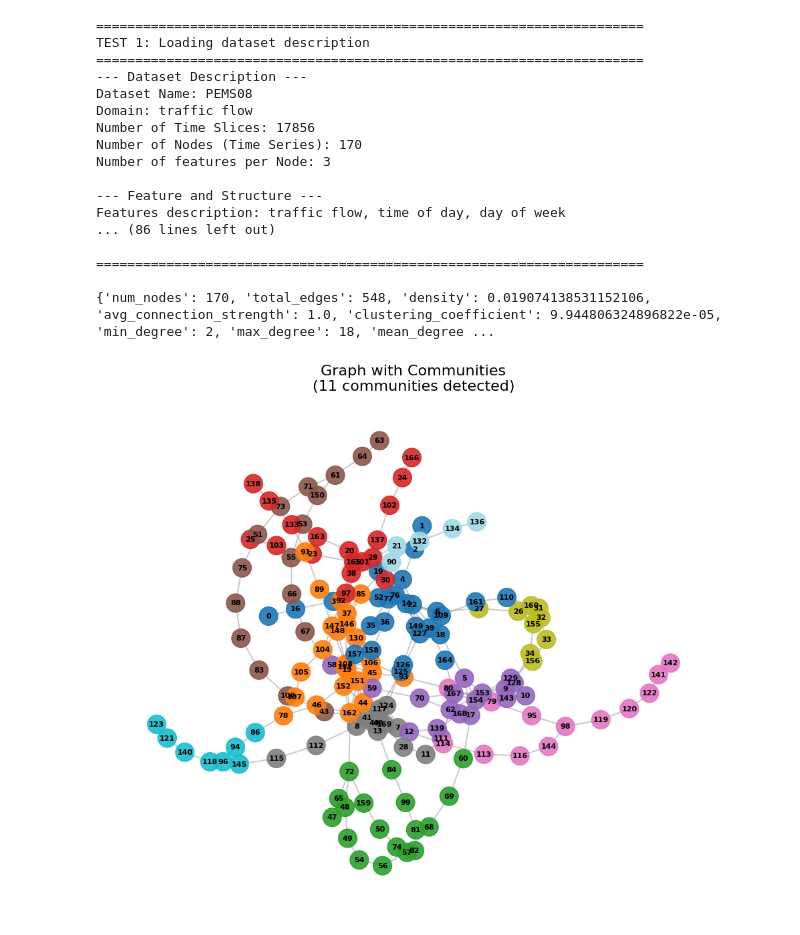
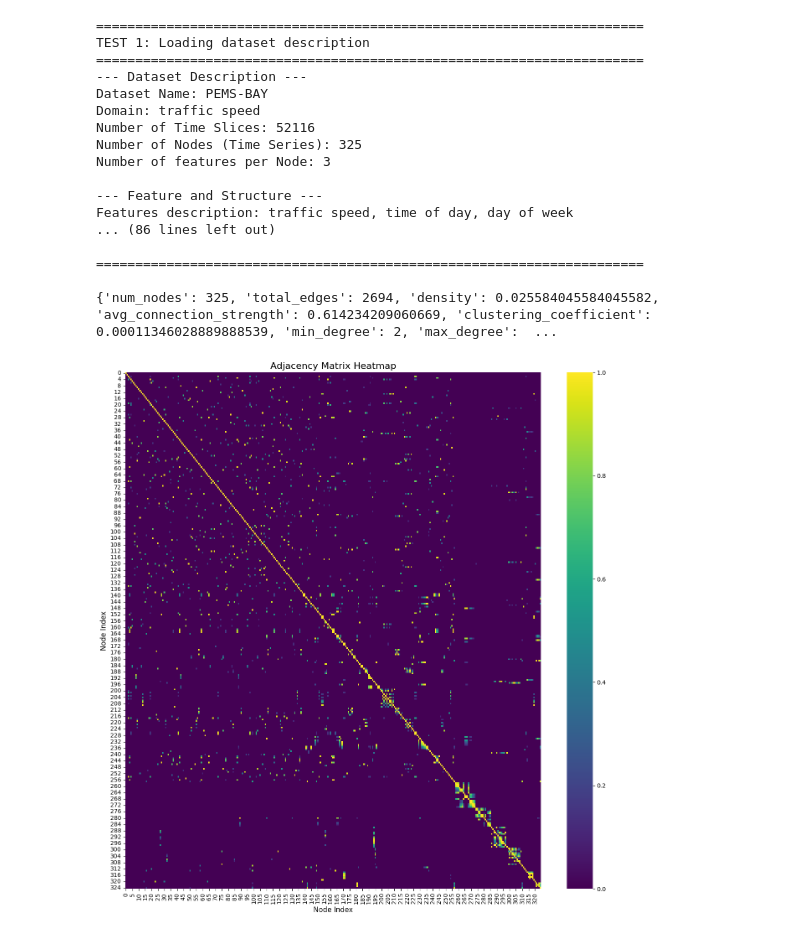
Before and after one commit to PabloMMRuiz/minerva, a Jupyter notebook: notebooks/testing-src.ipynb, the cells around one changed output. Saved outputs shown, nothing was run; the diff lists cells and outputs as text; code cells hidden in the pictures.

```diff
--- a/notebooks/testing-src.ipynb
+++ b/notebooks/testing-src.ipynb
@@ -1,7 +1,6 @@
 # %%
 import sys
 import os
-
 # Add the parent directory (project root) to the path
 # This allows us to import from src/
 sys.path.insert(0, os.path.abspath('..'))
@@ -12,15 +11,15 @@ from src.data.loaders import (
     load_adj,
     load_dataset
 )
+from src.utils.visualization import plot_adjacency_matrix_heatmap
 
 from src.utils import calculate_graph_metrics
-import numpy as np
 
 # Quick test notebook for data loading module
 # ============================================================================
 # Test 1: Load and print dataset description
 # ============================================================================
-dataset = '../data/PEMS08/'
+dataset = '../data/PEMS-BAY/'
 
 print("="*70)
 print("TEST 1: Loading dataset description")
@@ -117,33 +116,36 @@ print(calculate_graph_metrics(adj_mx))
 TEST 1: Loading dataset description
 ======================================================================
 --- Dataset Description ---
-Dataset Name: PEMS08
-Domain: traffic flow
-Number of Time Slices: 17856
-Number of Nodes (Time Series): 170
+Dataset Name: PEMS-BAY
+Domain: traffic speed
+Number of Time Slices: 52116
+Number of Nodes (Time Series): 325
 Number of features per Node: 3
 
 --- Feature and Structure ---
-Features description: traffic flow, time of day, day of week
+Features description: traffic speed, time of day, day of week
 ... (86 lines left out)
 
 ======================================================================
 
-{'num_nodes': 170, 'total_edges': 548, 'density': 0.019074138531152106, 'avg_connection_strength': 1.0, 'clustering_coefficient': 9.944806324896822e-05, 'min_degree': 2, 'max_degree': 18, 'mean_degree ...
+{'num_nodes': 325, 'total_edges': 2694, 'density': 0.025584045584045582, 'avg_connection_strength': 0.614234209060669, 'clustering_coefficient': 0.00011346028889888539, 'min_degree': 2, 'max_degree':  ...
 # %%
 from src.utils.visualization import (
     plot_adjacency_matrix_heatmap,
     draw_graph_network,
     draw_graph_communities,
     draw_graph_components,
     draw_graph_with_hubs,
     plot_degree_distribution,
     compare_adjacency_matrices_heatmap,
     plot_node_time_series,
     plot_time_series_decomposition,
 )
-
-draw_graph_communities(adj_mx)
+from src.utils.graph_metrics import (
+    calculate_graph_metrics,
+    compare_adjacency_matrices
+)
+plot_adjacency_matrix_heatmap(adj_mx)
 # %% [output]
-[figure, old version]
+[figure, new version]
 # %%
```
Also changed, not shown: parts of 10 cells of this notebook, 4 other files.
